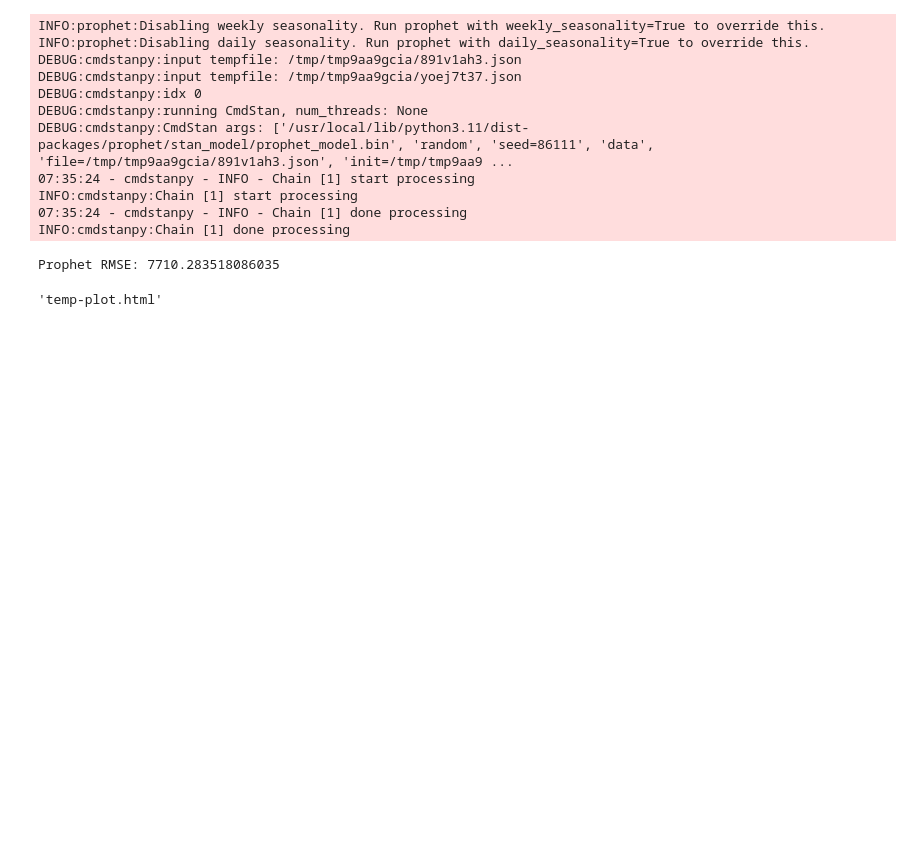
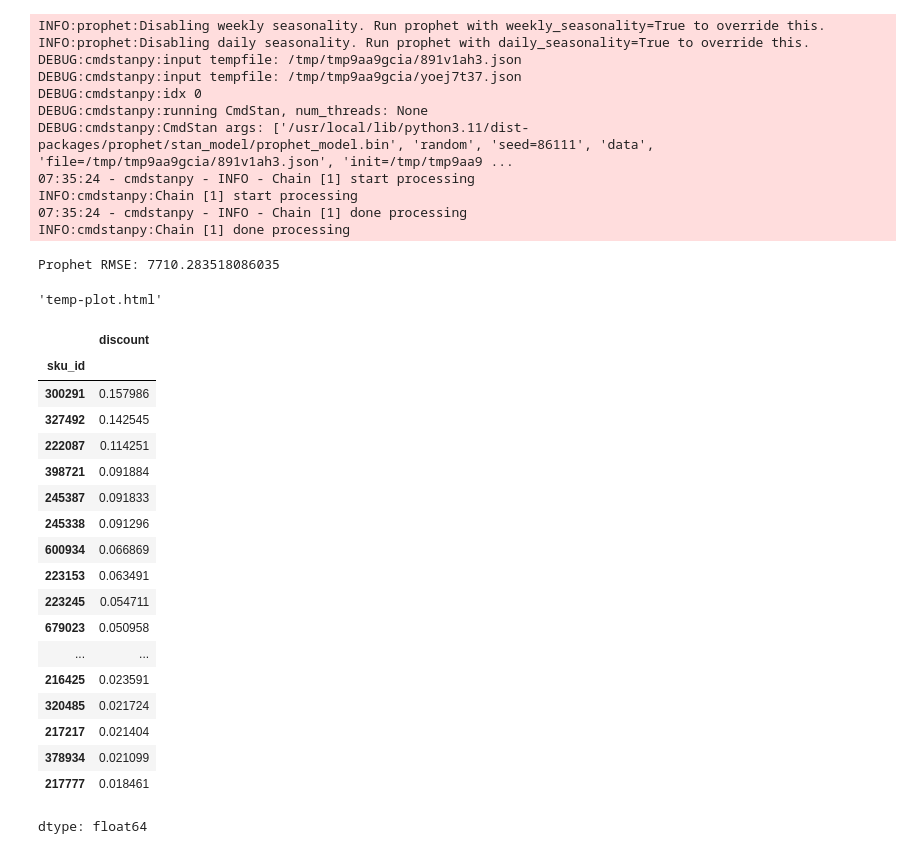
Before and after one commit to sai-chandan1/ML, a Jupyter notebook: predictive_analysis_of_my_store.ipynb, the cells around one changed output. Cells and saved outputs as stored; diff of their text form; code cells hidden in the pictures; blank space fills up the shorter version.

```diff
--- a/predictive_analysis_of_my_store.ipynb
+++ b/predictive_analysis_of_my_store.ipynb
@@ -689,3 +689,30 @@ predict_chart_lower = go.Scatter(y=final_df["yhat_lower"], name= 'Predicted Lowe
 py.plot([actual_chart, predict_chart, predict_chart_upper, predict_chart_lower])
 # %% [output]
 'temp-plot.html'
+# %%
+# Effect of Discounts
+
+data['discount'] = (data['base_price'] - data['total_price']) / data['base_price']
+discount_analysis = data.groupby('sku_id')['discount'].mean().sort_values(ascending=False)
+
+discount_analysis
+# %% [output]
+|  | discount |
+| sku_id |  |
+| 300291 | 0.157986 |
+| 327492 | 0.142545 |
+| 222087 | 0.114251 |
+| 398721 | 0.091884 |
+| 245387 | 0.091833 |
+| 245338 | 0.091296 |
+| 600934 | 0.066869 |
+| 223153 | 0.063491 |
+| 223245 | 0.054711 |
+| 679023 | 0.050958 |
+| ... | ... |
+| 216425 | 0.023591 |
+| 320485 | 0.021724 |
+| 217217 | 0.021404 |
+| 378934 | 0.021099 |
+| 217777 | 0.018461 |
+dtype: float64
```
Also changed, not shown: parts of 8 cells of this notebook.
